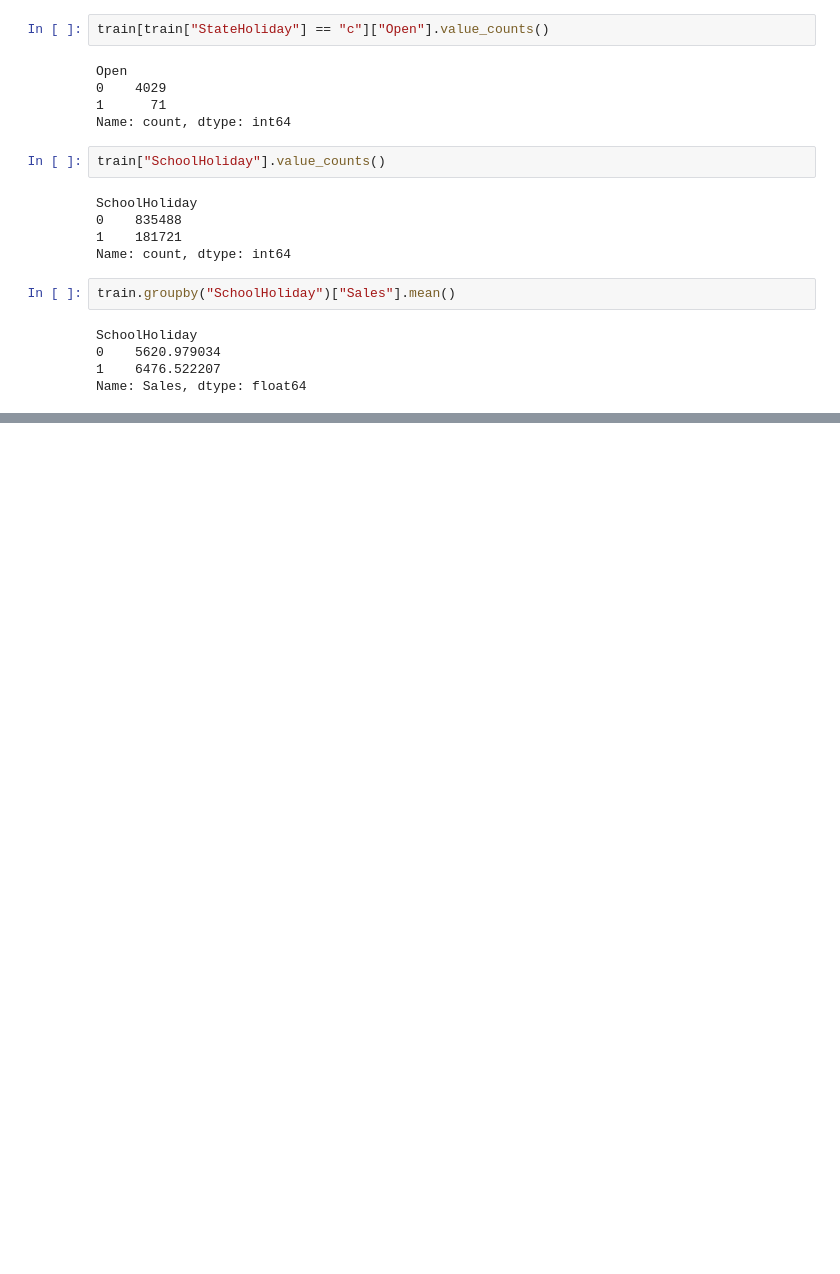
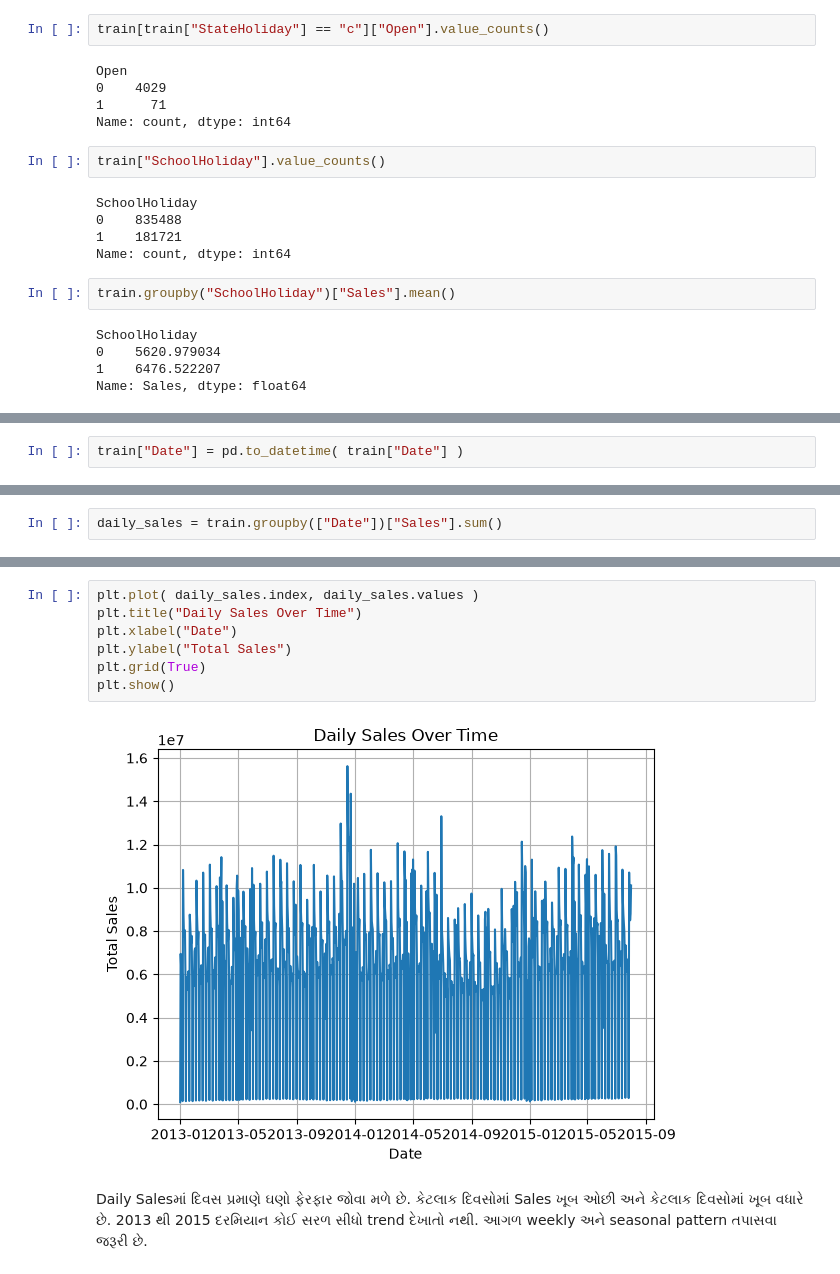
Before and after one commit to Jatinkk1304/SmartSale, a Jupyter notebook: notebooks/01_data_exploration.ipynb, the cells around one changed output, grey strips where cells are left out. Cells and saved outputs as stored; diff of their text form; blank space fills up the shorter version.

```diff
--- a/notebooks/01_data_exploration.ipynb
+++ b/notebooks/01_data_exploration.ipynb
@@ -180,0 +193,2 @@ Name: Sales, dtype: float64
+# %%
+train["Date"] = pd.to_datetime( train["Date"] )
@@ -180,0 +208,2 @@ Name: Sales, dtype: float64
+# %%
+daily_sales = train.groupby(["Date"])["Sales"].sum()
@@ -180,0 +220,11 @@ Name: Sales, dtype: float64
+# %%
+plt.plot( daily_sales.index, daily_sales.values )
+plt.title("Daily Sales Over Time")
+plt.xlabel("Date")
+plt.ylabel("Total Sales")
+plt.grid(True)
+plt.show()
+# %% [output]
+[figure, added]
+# %% [markdown]
+Daily Salesમાં દિવસ પ્રમાણે ઘણો ફેરફાર જોવા મળે છે. કેટલાક દિવસોમાં Sales ખૂબ ઓછી અને કેટલાક દિવસોમાં ખૂબ વધારે છે. 2013 થી 2015 દરમિયાન કોઈ સરળ સીધો trend દેખાતો નથી. આગળ weekly અને seasonal pattern તપાસવા જરૂરી છે.
```
Also changed, not shown: parts of 51 cells of this notebook.
